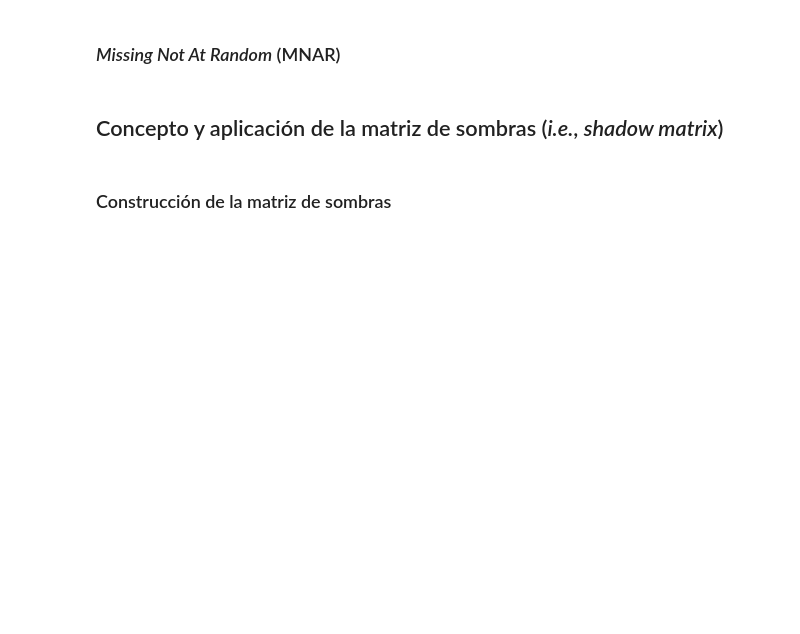
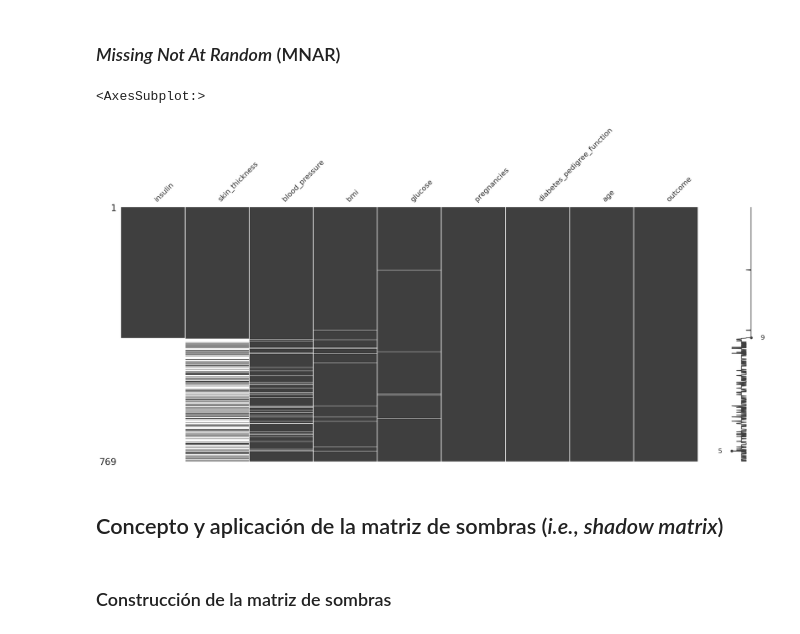
Before and after one commit to DiegoLerma/manejo_valores_faltantes_python, a Jupyter notebook: notebooks/live-exploration-missing-values.ipynb, the cells around one changed output. Drawn from its saved outputs; the diff is of its cells as text; code cells hidden in the pictures; blank space fills up the shorter version.

```diff
--- a/notebooks/live-exploration-missing-values.ipynb
+++ b/notebooks/live-exploration-missing-values.ipynb
@@ -823,5 +844,15 @@ diabetes_df.missing.missing_variable_plot()
 # %% [markdown]
 ### _Missing Not At Random_ (MNAR)
+# %%
+(
+    diabetes_df
+    .missing.sort_variables_by_missingness()
+    .sort_values(by='insulin')
+    .pipe(missingno.matrix)
+)
+# %% [output]
+<AxesSubplot:>
+[figure, added]
 # %% [markdown]
 ## Concepto y aplicación de la matriz de sombras (_i.e._, _shadow matrix_)
 # %% [markdown]
```
Also changed, not shown: parts of 14 cells of this notebook, 1 other file.
